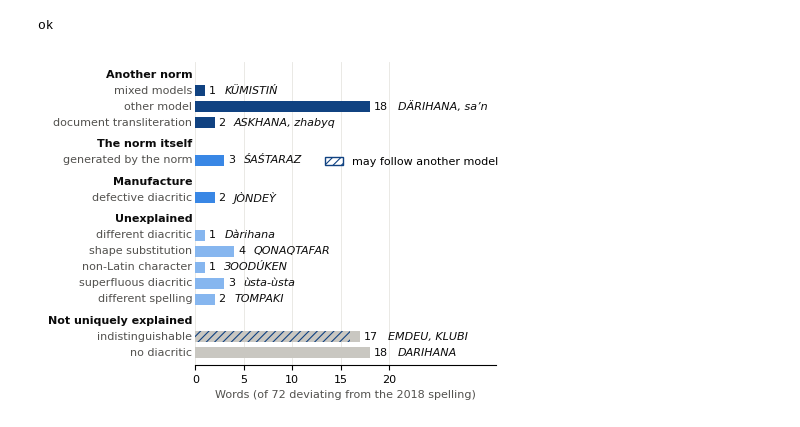
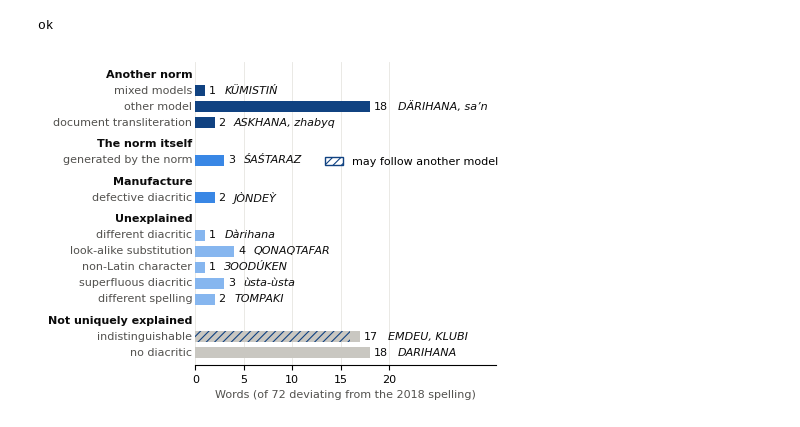
Before and after one commit to AriyaAzamatova/Kazakh_Latin_Signs_Almaty_2026, a Jupyter notebook: Fig_5_4_explanations.ipynb, the cells around one changed output. Drawn from its saved outputs; the diff is of its cells as text; code cells hidden in the pictures.

```diff
--- a/Fig_5_4_explanations.ipynb
+++ b/Fig_5_4_explanations.ipynb
@@ -7,40 +7,42 @@ from matplotlib.patches import Rectangle
 INK, INK2, GRID = "#0b0b0b", "#52514e", "#e6e5e1"
 DARK, MID, LIGHT, GREY = "#104281", "#3987e5", "#86b6ef", "#c9c7c1"
 plt.rcParams.update({"font.family": "DejaVu Sans", "font.size": 8, "savefig.dpi": 600, "hatch.linewidth": 0.8})
+plt.rcParams["pdf.fonttype"] = 42
+plt.rcParams["ps.fonttype"] = 42
 CM = 1/2.54
 groups = [
  ("Another norm", DARK, [("mixed models", 1, "KÜMISTIŃ"), ("other model", 18, "DÄRIHANA, sa’n"), ("document transliteration", 2, "ASKHANA, zhabyq")]),
  ("The norm itself", MID, [("generated by the norm", 3, "ŚAŚTARAZ")]),
  ("Manufacture", MID, [("defective diacritic", 2, "JÒNDEỲ")]),
- ("Unexplained", LIGHT, [("different diacritic", 1, "Dàrihana"), ("shape substitution", 4, "QONAQTAFAR"), ("non-Latin character", 1, "ЗOODÚKEN"),
+ ("Unexplained", LIGHT, [("different diacritic", 1, "Dàrihana"), ("look-alike substitution", 4, "QONAQTAFAR"), ("non-Latin character", 1, "ЗOODÚKEN"),
                          ("superfluous diacritic", 3, "ùsta-ùsta"), ("different spelling", 2, "TOMPAKI")]),
  ("Not uniquely explained", GREY, [("indistinguishable", 17, "EMDEU, KLUBI"), ("no diacritic", 18, "DARIHANA")]),
 ]
 assert sum(n for _, _, cs in groups for _, n, _ in cs) == 72
 fig, ax = plt.subplots(figsize=(12*CM, 9.2*CM))
 y = 0; ticks = []; labels = []
 for g, col, cats in groups:
     ax.text(-0.3, y, g, ha="right", va="center", fontsize=8, fontweight="bold", color=INK)
     y += 1
     for name, n, ex in cats:
         ax.barh(y, n, height=0.7, color=col, edgecolor="none")
         if name == "indistinguishable":
             ax.barh(y, 16, height=0.7, color="none", edgecolor=DARK, hatch="////", linewidth=0)
         ax.text(n + 0.4, y, f"{n}", va="center", ha="left", fontsize=8, color=INK)
         ax.text(n + (2.0 if n < 10 else 2.9), y, ex, va="center", ha="left", fontsize=8, color=INK, style="italic")
         ax.text(-0.3, y, name, ha="right", va="center", fontsize=8, color=INK2)
         y += 1
     y += 0.35
 ax.set_ylim(y - 0.6, -0.8); ax.set_xlim(0, 31)
 ax.set_yticks([]); ax.set_xticks([0, 5, 10, 15, 20])
 ax.set_xlabel("Words (of 72 deviating from the 2018 spelling)", color=INK2, fontsize=8)
 ax.grid(axis="x", color=GRID, linewidth=0.6); ax.set_axisbelow(True)
 for s in ("top", "right", "left"): ax.spines[s].set_visible(False)
 ax.add_patch(Rectangle((0, 0), 0, 0, facecolor="white", edgecolor=DARK, hatch="////", label="may follow another model"))
 ax.legend(loc="upper left", bbox_to_anchor=(0.40, 0.72), frameon=False, fontsize=8, handlelength=1.6)
 fig.tight_layout()
 for ext in ("png", "pdf"): fig.savefig(f"Fig_5-4.{ext}")
 print("ok")
 # %% [output]
 ok
-[figure, old version]
+[figure, new version]
```
